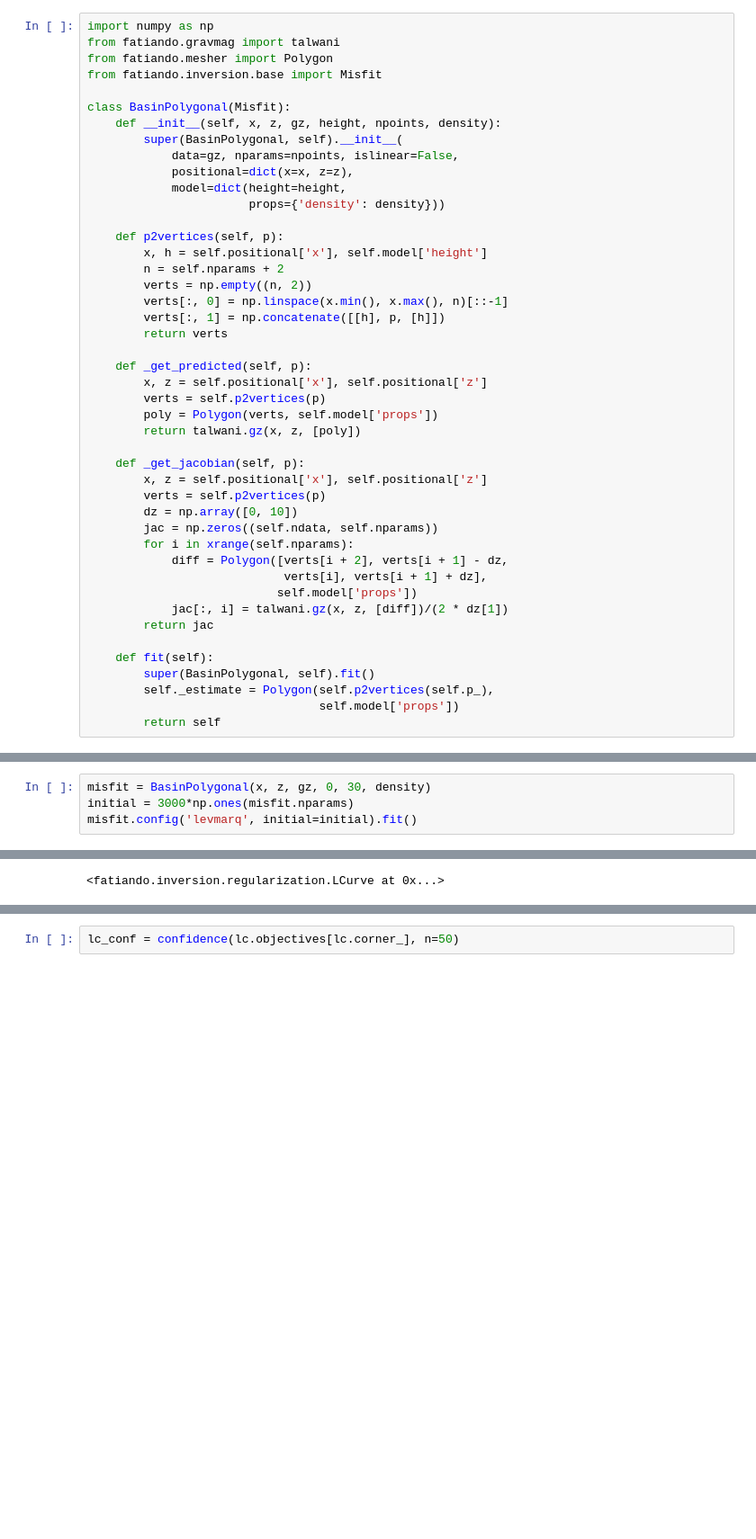
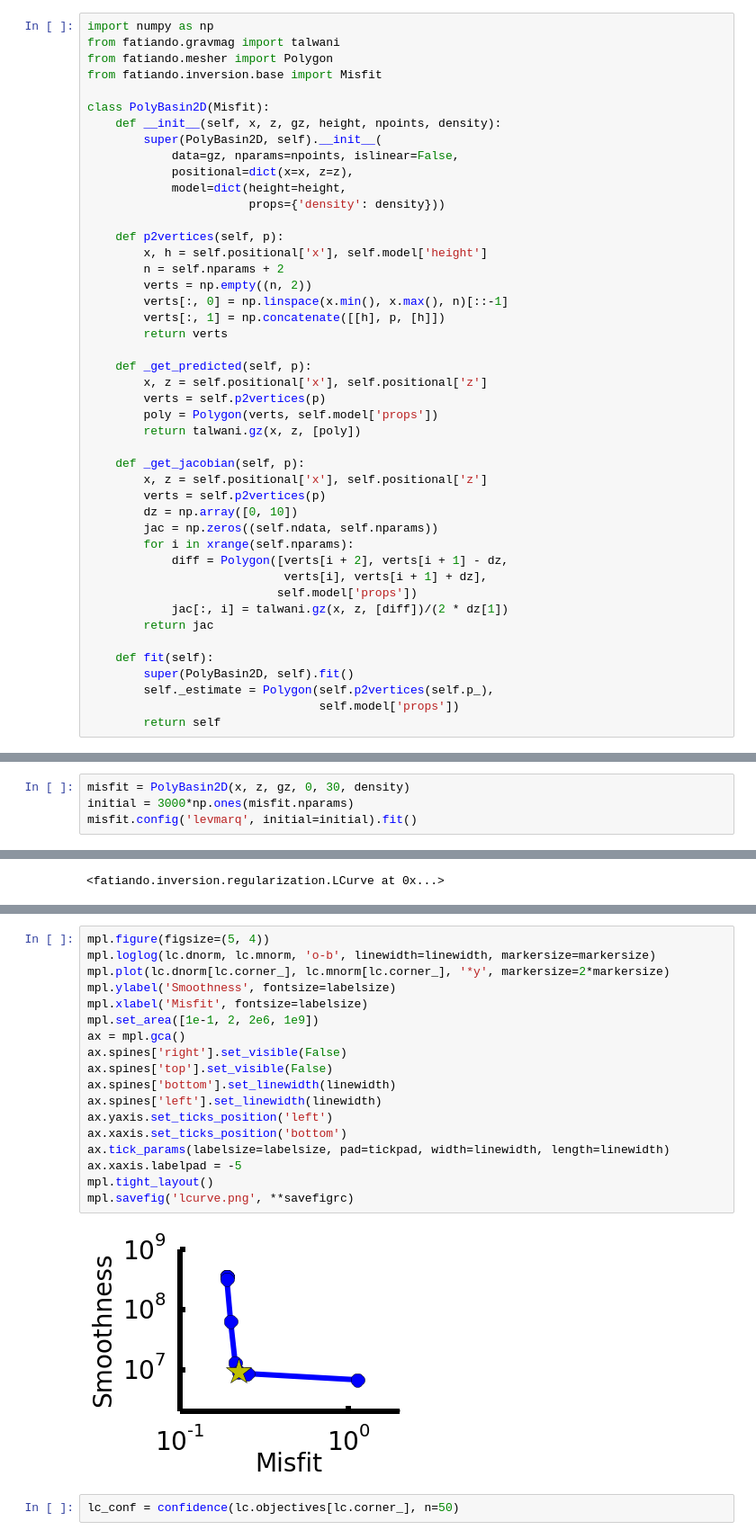
Before and after one commit to leouieda/scipy2014, a Jupyter notebook: gravity_inversion.ipynb, the cells around one changed output, grey strips where cells are left out. Shown at 90% size. Cells and saved outputs as stored; diff of their text form; blank space fills up the shorter version.

Commit message:
Text for second half + lcurve results
Had some spare room for the lcurve results so they're in this time!

```diff
--- a/gravity_inversion.ipynb
+++ b/gravity_inversion.ipynb
@@ -12,9 +12,9 @@ from fatiando.gravmag import talwani
 from fatiando.mesher import Polygon
 from fatiando.inversion.base import Misfit
 
-class BasinPolygonal(Misfit):
+class PolyBasin2D(Misfit):
     def __init__(self, x, z, gz, height, npoints, density):
-        super(BasinPolygonal, self).__init__(
+        super(PolyBasin2D, self).__init__(
             data=gz, nparams=npoints, islinear=False,
             positional=dict(x=x, z=z),
             model=dict(height=height,
@@ -47,7 +47,7 @@ class BasinPolygonal(Misfit):
         return jac
 
     def fit(self):
-        super(BasinPolygonal, self).fit()
+        super(PolyBasin2D, self).fit()
         self._estimate = Polygon(self.p2vertices(self.p_),
                                  self.model['props'])
         return self
@@ -346,7 +346,7 @@ mpl.savefig('synthetic.png', **savefigrc)
 # %% [output]
 [figure]
 # %%
-misfit = BasinPolygonal(x, z, gz, 0, 30, density)
+misfit = PolyBasin2D(x, z, gz, 0, 30, density)
 initial = 3000*np.ones(misfit.nparams)
 misfit.config('levmarq', initial=initial).fit()
 # %% [output]
@@ -408,3 +418,23 @@ lc.plot_lcurve()
+# %%
+mpl.figure(figsize=(5, 4))
+mpl.loglog(lc.dnorm, lc.mnorm, 'o-b', linewidth=linewidth, markersize=markersize)
+mpl.plot(lc.dnorm[lc.corner_], lc.mnorm[lc.corner_], '*y', markersize=2*markersize)
+mpl.ylabel('Smoothness', fontsize=labelsize)
+mpl.xlabel('Misfit', fontsize=labelsize)
+mpl.set_area([1e-1, 2, 2e6, 1e9])
+ax = mpl.gca()
+ax.spines['right'].set_visible(False)
+ax.spines['top'].set_visible(False)
+ax.spines['bottom'].set_linewidth(linewidth)
+ax.spines['left'].set_linewidth(linewidth)
+ax.yaxis.set_ticks_position('left')
+ax.xaxis.set_ticks_position('bottom')
+ax.tick_params(labelsize=labelsize, pad=tickpad, width=linewidth, length=linewidth)
+ax.xaxis.labelpad = -5
+mpl.tight_layout()
+mpl.savefig('lcurve.png', **savefigrc)
+# %% [output]
+[figure, added]
 # %%
 lc_conf = confidence(lc.objectives[lc.corner_], n=50)
 # %%
```
Also changed, not shown: parts of 4 cells of this notebook, 3 other files.
